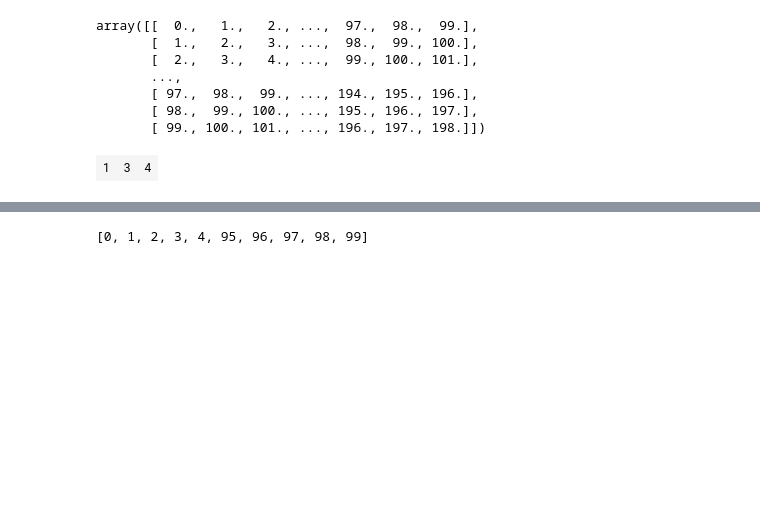
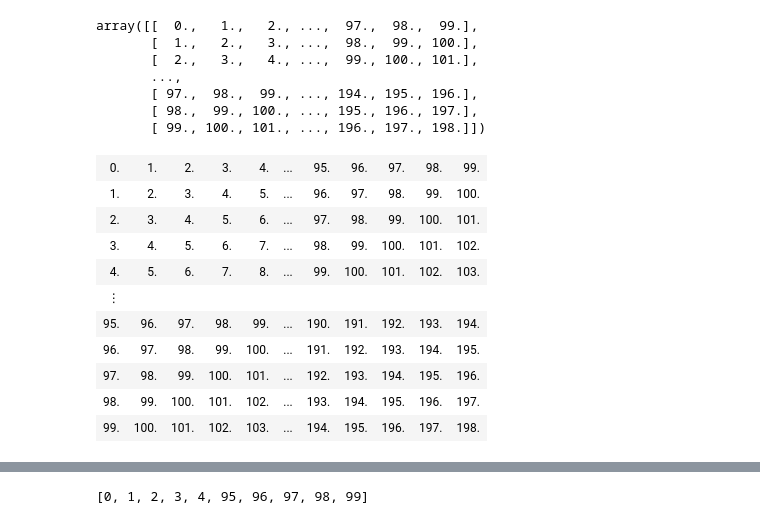
Before and after one commit to parrt/lolviz, a Jupyter notebook: playground.ipynb, the cells around one changed output, grey strips where cells are left out. Drawn from its saved outputs; the diff is of its cells as text; code cells hidden in the pictures; blank space fills up the shorter version.

```diff
--- a/playground.ipynb
+++ b/playground.ipynb
@@ -123,34 +123,46 @@ def gr_2darray_html(data, bgcolor=YELLOW):
         ncols=len(colslice)
         coloversize = True
 
     rows = []
     for i in range(nrows):
         if rowoversize and i==midpoint:
             rows.append( '<tr><td bgcolor="%s" cellpadding="2" border="0" align="center"><font color="#444443" point-size="10">&#8942;</font></td><td bgcolor="%s" cellpadding="2" border="0" colspan="%d"></td></tr>\n' % (bgcolor,bgcolor,ncols))
         cells = []
         for j in range(ncols):
             if coloversize and j==midpoint:
                 cells.append( '<td cellspacing="0" cellpadding="2" bgcolor="%s" border="0" align="center"><font color="#444443" point-size="10">...</font></td>\n' % bgcolor)
             value = data[i,j]
             if isinstance(value, float):
                 if str(value).endswith('.0'):
                     value = str(value)[:-1]
                 else:
                     value = round(value, prefs.float_precision)
             if len(str(value)) > prefs.max_str_len:
                 value = abbrev_and_escape(str(value))
             cell = '<td cellspacing="0" cellpadding="3" bgcolor="%s" border="0" align="center"><font color="#444443" point-size="10">%s</font></td>\n' % (bgcolor, value)
             cells.append( cell )
         row = '<tr>' + ''.join(cells) + '</tr>\n'
         rows.append(row)
 
     return header + ''.join(rows) + tail
 
 h = gr_2darray_html(np.array([1,3,4]))
+h = gr_2darray_html(B)
+
 #print(h)
 HTML(h)
 # %% [output]
-| 1 | 3 | 4 |
+| 0. | 1. | 2. | 3. | 4. | ... | 95. | 96. | 97. | 98. | 99. |
+| 1. | 2. | 3. | 4. | 5. | ... | 96. | 97. | 98. | 99. | 100. |
+| 2. | 3. | 4. | 5. | 6. | ... | 97. | 98. | 99. | 100. | 101. |
+| 3. | 4. | 5. | 6. | 7. | ... | 98. | 99. | 100. | 101. | 102. |
+| 4. | 5. | 6. | 7. | 8. | ... | 99. | 100. | 101. | 102. | 103. |
+| ⋮ |  |  |  |  |  |  |  |  |  |  |
+| 95. | 96. | 97. | 98. | 99. | ... | 190. | 191. | 192. | 193. | 194. |
+| 96. | 97. | 98. | 99. | 100. | ... | 191. | 192. | 193. | 194. | 195. |
+| 97. | 98. | 99. | 100. | 101. | ... | 192. | 193. | 194. | 195. | 196. |
+| 98. | 99. | 100. | 101. | 102. | ... | 193. | 194. | 195. | 196. | 197. |
+| 99. | 100. | 101. | 102. | 103. | ... | 194. | 195. | 196. | 197. | 198. |
 # %%
 import graphviz
 
```
Also changed, not shown: parts of 3 cells of this notebook, 2 other files.
